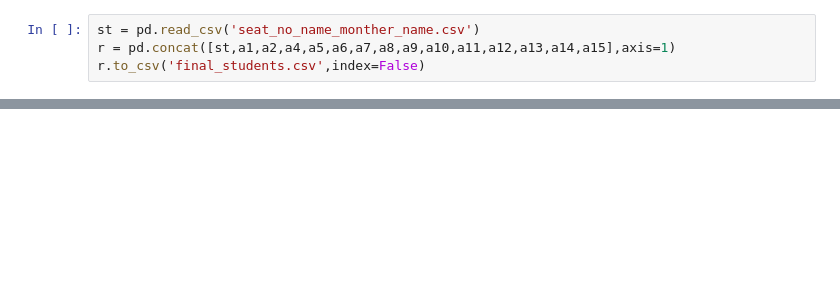
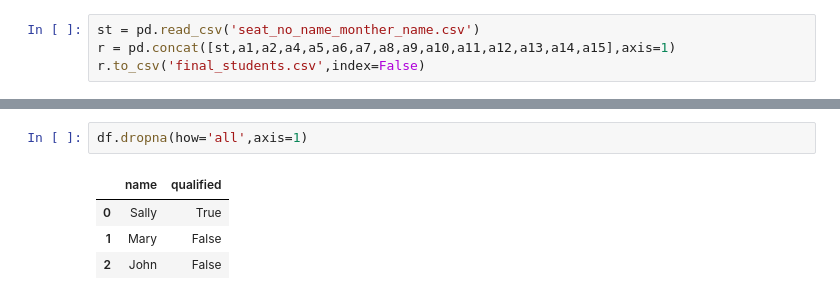
Before and after one commit to Suraj1089/SPPU-Result-Convertor, a Jupyter notebook: data_analysis.ipynb, the cells around one changed output, grey strips where cells are left out. Drawn from its saved outputs; the diff is of its cells as text; blank space fills up the shorter version.

```diff
--- a/data_analysis.ipynb
+++ b/data_analysis.ipynb
@@ -25,0 +59,7 @@ r.to_csv('final_students.csv',index=False)
+# %%
+df.dropna(how='all',axis=1)
+# %% [output]
+|  | name | qualified |
+| 0 | Sally | True |
+| 1 | Mary | False |
+| 2 | John | False |
```
Also changed, not shown: parts of 4 cells of this notebook, 5 other files.
